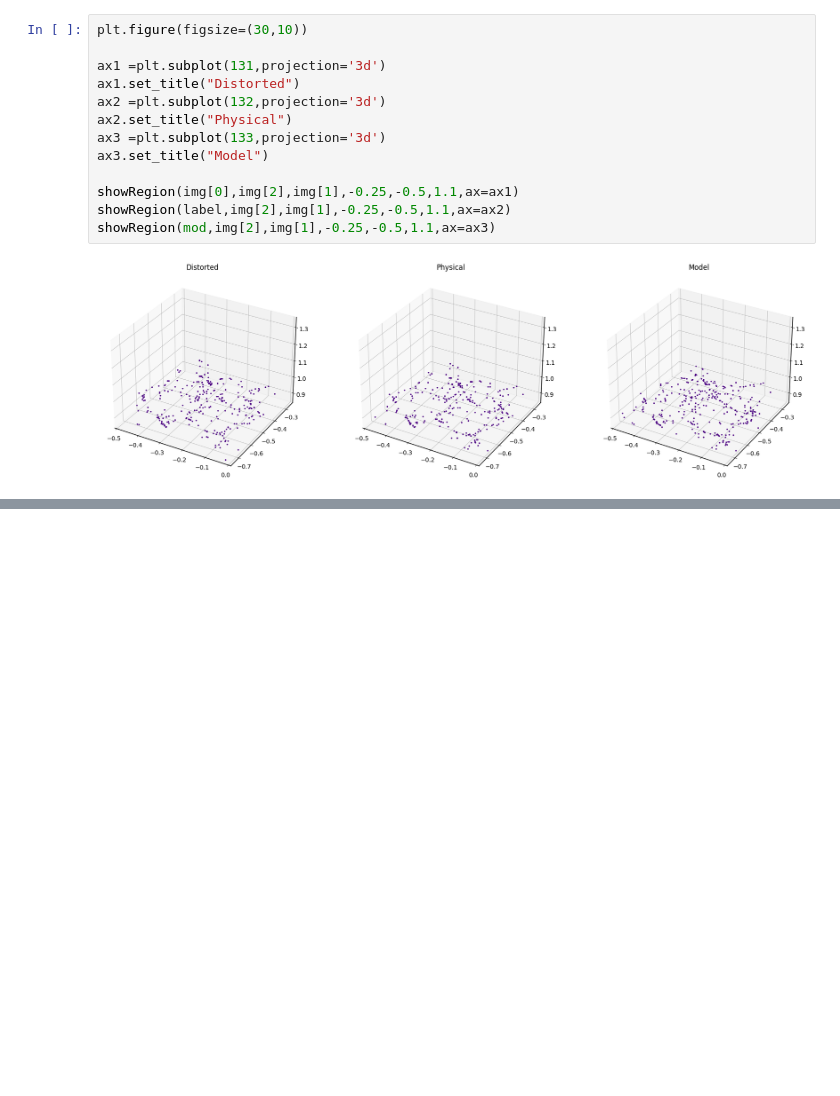
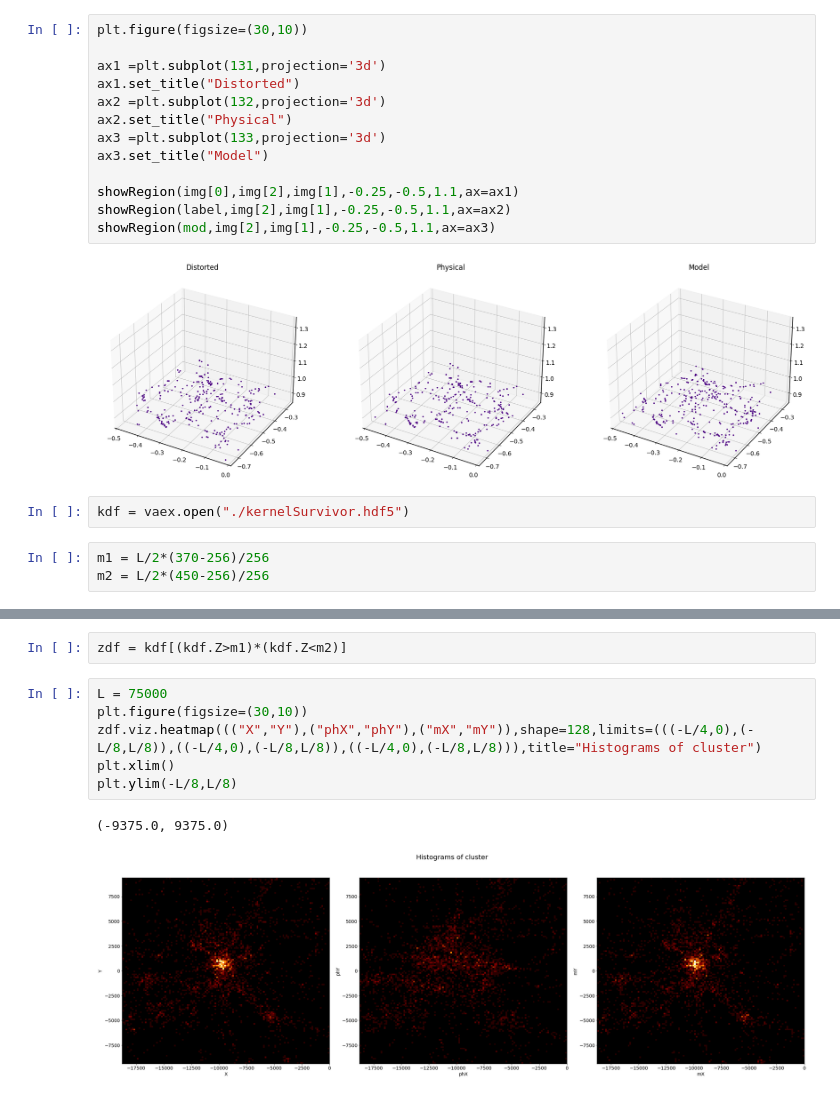
Before and after one commit to ispirovjr/Thesis-Project-Cosmic-Web, a Jupyter notebook: JupyterNotebooks/Science on model.ipynb, the cells around one changed output, grey strips where cells are left out. Drawn from its saved outputs; the diff is of its cells as text; blank space fills up the shorter version.

Commit message:
Updated a lot of notebooks with improved graphs
also implemented bug that Blazej found

```diff
--- a/JupyterNotebooks/Science on model.ipynb
+++ b/JupyterNotebooks/Science on model.ipynb
@@ -188,3 +188,8 @@ showRegion(label,img[2],img[1],-0.25,-0.5,1.1,ax=ax2)
 showRegion(mod,img[2],img[1],-0.25,-0.5,1.1,ax=ax3)
 # %% [output]
 [figure]
+# %%
+kdf = vaex.open("./kernelSurvivor.hdf5")
+# %%
+m1 = L/2*(370-256)/256
+m2 = L/2*(450-256)/256
@@ -190,0 +211,11 @@ showRegion(mod,img[2],img[1],-0.25,-0.5,1.1,ax=ax3)
+# %%
+zdf = kdf[(kdf.Z>m1)*(kdf.Z<m2)]
+# %%
+L = 75000
+plt.figure(figsize=(30,10))
+zdf.viz.heatmap((("X","Y"),("phX","phY"),("mX","mY")),shape=128,limits=(((-L/4,0),(-L/8,L/8)),((-L/4,0),(-L/8,L/8)),((-L/4,0),(-L/8,L/8))),title="Histograms of cluster")
+plt.xlim()
+plt.ylim(-L/8,L/8)
+# %% [output]
+(-9375.0, 9375.0)
+[figure, added]
```
Also changed, not shown: parts of 2 cells of this notebook, 4 other files.
